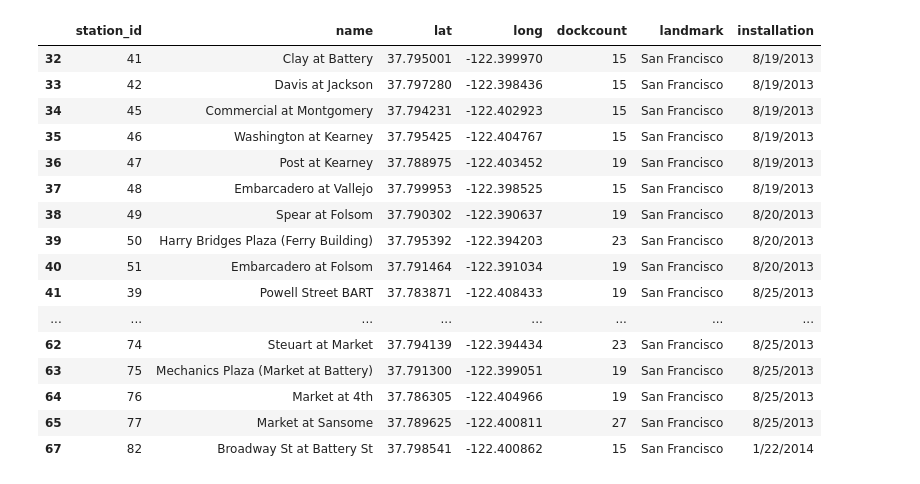
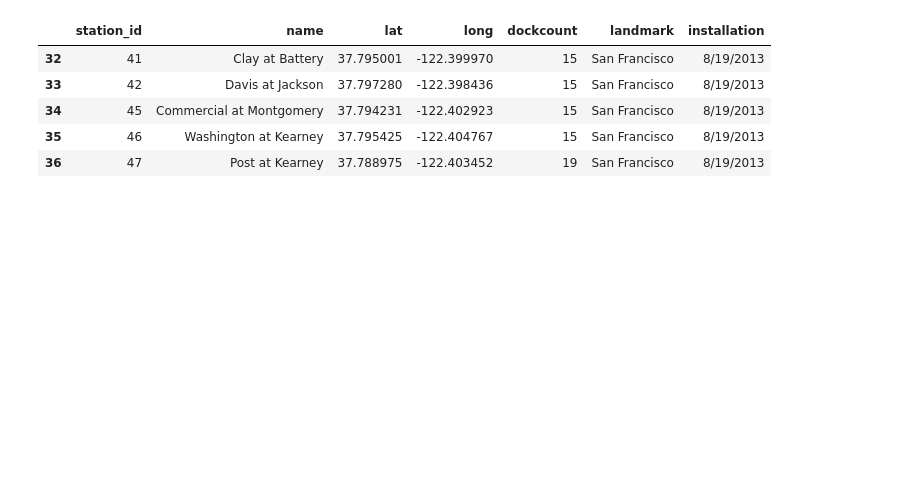
Before and after one commit to mattsarn/cycl.co, a Jupyter notebook: bike_sharing_analysis.ipynb, the cells around one changed output. Drawn from its saved outputs; the diff is of its cells as text; code cells hidden in the pictures; blank space fills up the shorter version.

```diff
--- a/bike_sharing_analysis.ipynb
+++ b/bike_sharing_analysis.ipynb
@@ -64,22 +64,11 @@ trip_data.head()
 | 4 | 913453 | 789 | 8/31/2015 23:09 | Embarcadero at Folsom | 51 | 8/31/2015 23:22 | Embarcadero at Sansome | 60 | ... |
 # %%
 station_data_sf = station_data[station_data.landmark == 'San Francisco']
-station_data_sf
+station_data_sf.head()
 # %% [output]
 |  | station_id | name | lat | long | dockcount | landmark | installation |
 | 32 | 41 | Clay at Battery | 37.795001 | -122.399970 | 15 | San Francisco | 8/19/2013 |
 | 33 | 42 | Davis at Jackson | 37.797280 | -122.398436 | 15 | San Francisco | 8/19/2013 |
 | 34 | 45 | Commercial at Montgomery | 37.794231 | -122.402923 | 15 | San Francisco | 8/19/2013 |
 | 35 | 46 | Washington at Kearney | 37.795425 | -122.404767 | 15 | San Francisco | 8/19/2013 |
 | 36 | 47 | Post at Kearney | 37.788975 | -122.403452 | 19 | San Francisco | 8/19/2013 |
-| 37 | 48 | Embarcadero at Vallejo | 37.799953 | -122.398525 | 15 | San Francisco | 8/19/2013 |
-| 38 | 49 | Spear at Folsom | 37.790302 | -122.390637 | 19 | San Francisco | 8/20/2013 |
-| 39 | 50 | Harry Bridges Plaza (Ferry Building) | 37.795392 | -122.394203 | 23 | San Francisco | 8/20/2013 |
-| 40 | 51 | Embarcadero at Folsom | 37.791464 | -122.391034 | 19 | San Francisco | 8/20/2013 |
-| 41 | 39 | Powell Street BART | 37.783871 | -122.408433 | 19 | San Francisco | 8/25/2013 |
-| ... | ... | ... | ... | ... | ... | ... | ... |
-| 62 | 74 | Steuart at Market | 37.794139 | -122.394434 | 23 | San Francisco | 8/25/2013 |
-| 63 | 75 | Mechanics Plaza (Market at Battery) | 37.791300 | -122.399051 | 19 | San Francisco | 8/25/2013 |
-| 64 | 76 | Market at 4th | 37.786305 | -122.404966 | 19 | San Francisco | 8/25/2013 |
-| 65 | 77 | Market at Sansome | 37.789625 | -122.400811 | 27 | San Francisco | 8/25/2013 |
-| 67 | 82 | Broadway St at Battery St | 37.798541 | -122.400862 | 15 | San Francisco | 1/22/2014 |
```
Also changed, not shown: parts of 5 cells of this notebook.
